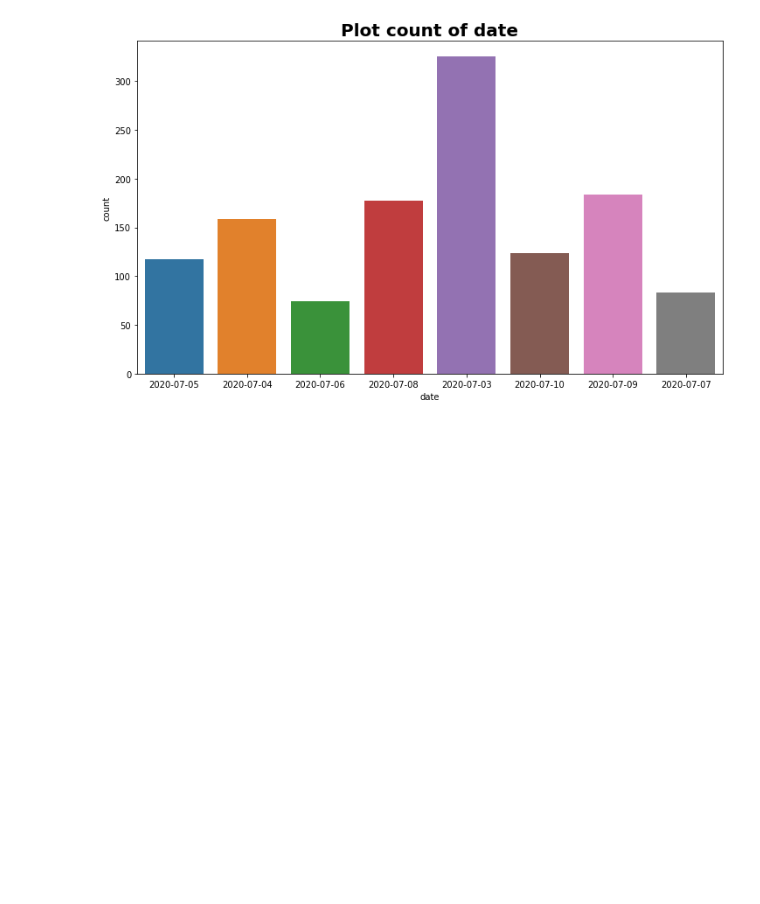
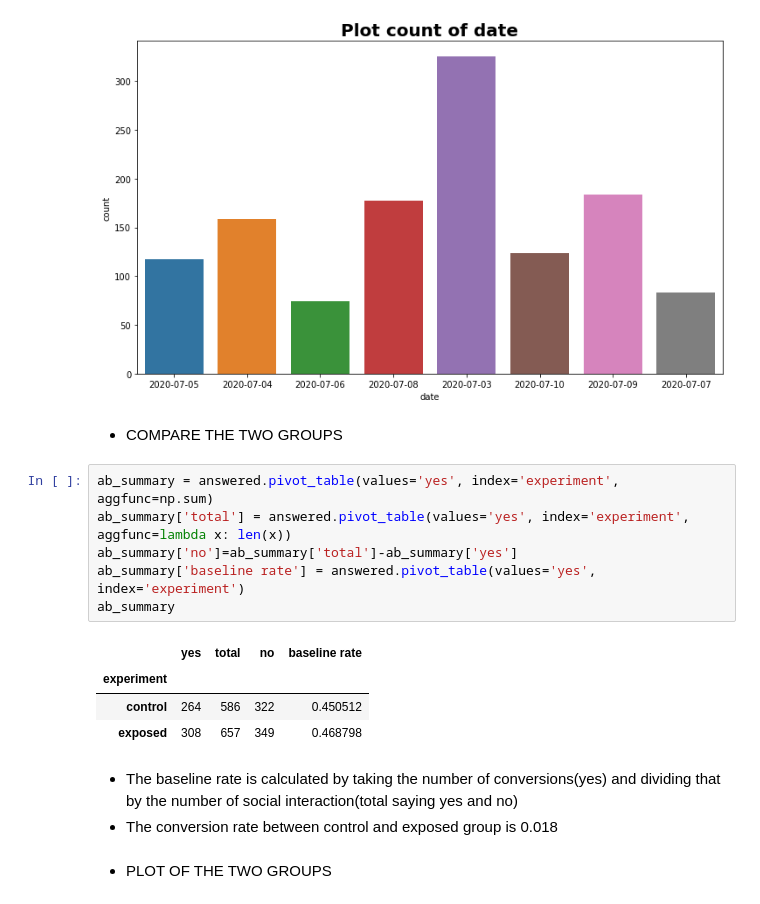
Before and after one commit to sel6/abtest-mlops, a Jupyter notebook: notebooks/data_preparation_and_exploration.ipynb, the cells around one changed output. Saved outputs shown, nothing was run; the diff lists cells and outputs as text; blank space fills up the shorter version.

Commit message:
calculate bcr and conversion rate

```diff
--- a/notebooks/data_preparation_and_exploration.ipynb
+++ b/notebooks/data_preparation_and_exploration.ipynb
@@ -145,3 +145,21 @@ def plot_count(df:pd.DataFrame, column:str) -> None:
 plot_count(answered, 'date')
 # %% [output]
 [figure]
+# %% [markdown]
+* COMPARE THE TWO GROUPS
+# %%
+ab_summary = answered.pivot_table(values='yes', index='experiment', aggfunc=np.sum)
+ab_summary['total'] = answered.pivot_table(values='yes', index='experiment', aggfunc=lambda x: len(x))
+ab_summary['no']=ab_summary['total']-ab_summary['yes']
+ab_summary['baseline rate'] = answered.pivot_table(values='yes', index='experiment')
+ab_summary
+# %% [output]
+|  | yes | total | no | baseline rate |
+| experiment |  |  |  |  |
+| control | 264 | 586 | 322 | 0.450512 |
+| exposed | 308 | 657 | 349 | 0.468798 |
+# %% [markdown]
+* The baseline rate is calculated by taking the number of conversions(yes) and dividing that by the number of social interaction(total saying yes and no)
+* The conversion rate between control and exposed group is 0.018
+# %% [markdown]
+* PLOT OF THE TWO GROUPS
```
